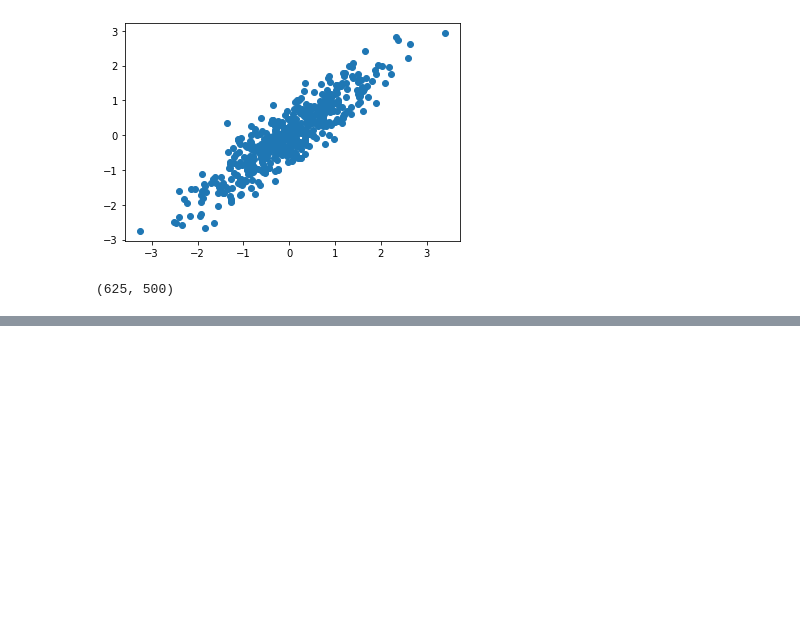
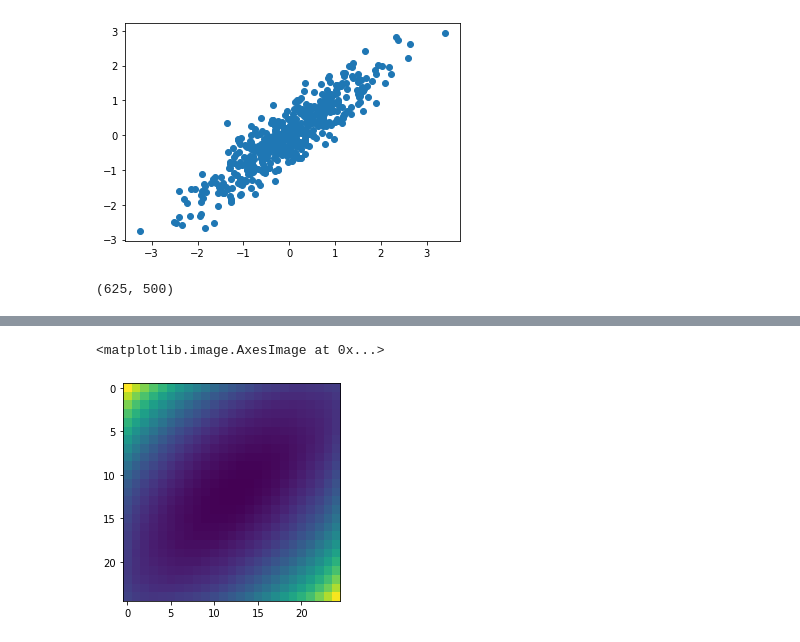
Before and after one commit to vistalab-technion/vqr, a Jupyter notebook: notebooks/01-VQ.ipynb, the cells around one changed output, grey strips where cells are left out. Drawn from its saved outputs; the diff is of its cells as text; code cells hidden in the pictures; blank space fills up the shorter version.

```diff
--- a/notebooks/01-VQ.ipynb
+++ b/notebooks/01-VQ.ipynb
@@ -197,0 +186,10 @@ np.dot(q1-q0, u1-u0)
+# %%
+B = constraints[0].dual_value
+B = B.reshape(25, 25)
+dB_du1 = (B[1:, :] - B[:-1, :])/(1/T)
+dB_du2 = (B[:, 1:] - B[:, :-1])/(1/T)
+# %%
+plt.imshow(B)
+# %% [output]
+<matplotlib.image.AxesImage at 0x...>
+[figure, added]
```
Also changed, not shown: parts of 14 cells of this notebook.
